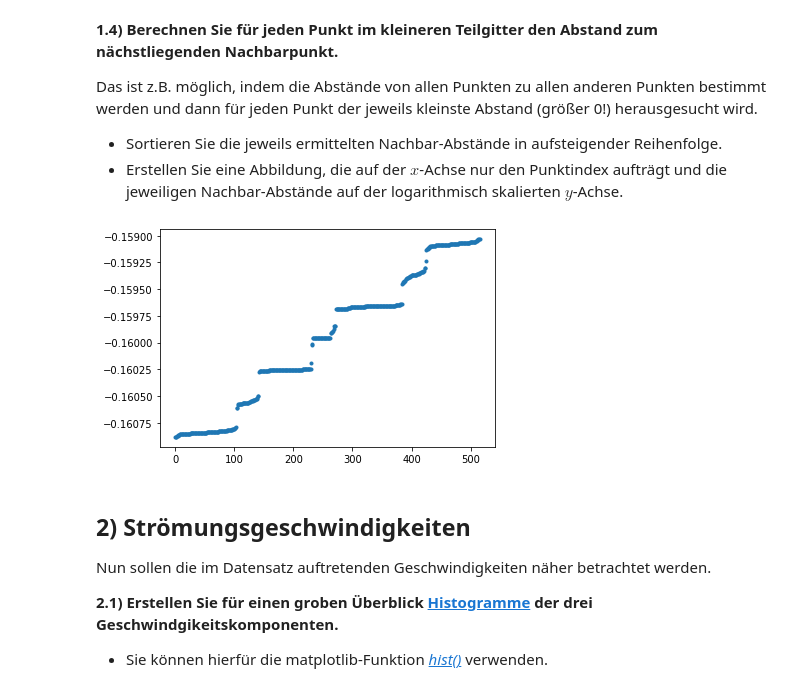
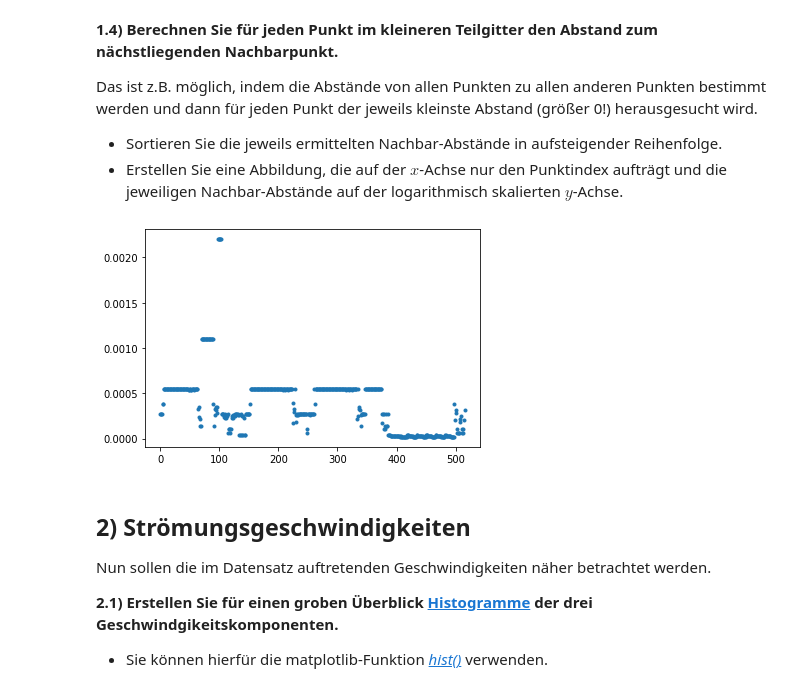
Before and after one commit to JuliusGoelz/Python_fuer_Ingenieure, a Jupyter notebook: HA3normal_Gruppe000.ipynb, the cells around one changed output. Cells and saved outputs as stored; diff of their text form; code cells hidden in the pictures.

```diff
--- a/HA3normal_Gruppe000.ipynb
+++ b/HA3normal_Gruppe000.ipynb
@@ -102,40 +102,38 @@ Das ist z.B. möglich, indem die Abstände von allen Punkten zu allen anderen Pu
 # Hier eigenen Code schreiben ...
 
 # !!!!!
 #   Plotgröße noch ändern (figure)!
 # !!!!!
 
 xSubset, ySubset = gridPointsSubset
 
 xDistances = xSubset[:, np.newaxis] - x[np.newaxis, :]
 yDistances = ySubset[:, np.newaxis] - y[np.newaxis, :]
+distances = np.sort(np.array((xDistances**2+yDistances**2)**0.5), axis=1)
+distancesOhneNull = distances[:,1]
 
-xMinDistances = sorted(xDistances.min(axis=1))
-yMinDistances = sorted(yDistances.min(axis=1))
-
-plt.plot(list(range(0, len(xMinDistances))), xMinDistances, linestyle="none", marker = ".")
+plt.plot(list(range(0, len(distancesOhneNull))), distancesOhneNull, linestyle="none", marker = ".")
 plt.show()
 
-## Tipp aus Sprechstunde:
+# # Tipp aus Sprechstunde:
 # XY = np.array([[1, 3, 5, 7, 9, 11],
 #                [0, 2, 4, 6, 8, 10]])
 # x, y = XY
 # sieb1 = [False, True, True, True, False, False]
 # sieb2 = ((x<=5) & (y<=5))
 
 # #
 # # print(x[sieb2], "\n", y[sieb2])
 
 # # print(sieb2, "\n\n")
 # plt.plot(x, y, marker = ".")
 # # print(x,"\n")
 # print(x[sieb2, np.newaxis], "\n")
 # print(x[np.newaxis, sieb2], "\n")
 # print(x[sieb2, np.newaxis] - x[np.newaxis, sieb2])
 # #print(y[sieb2, np.newaxis] - y[np.newaxis, sieb2])
-# #newaxis wichtig
 # %% [output]
-[figure, old version]
+[figure, new version]
 # %% [markdown]
 ## 2) Strömungsgeschwindigkeiten
 
```
Also changed, not shown: parts of 1 cell of this notebook.
